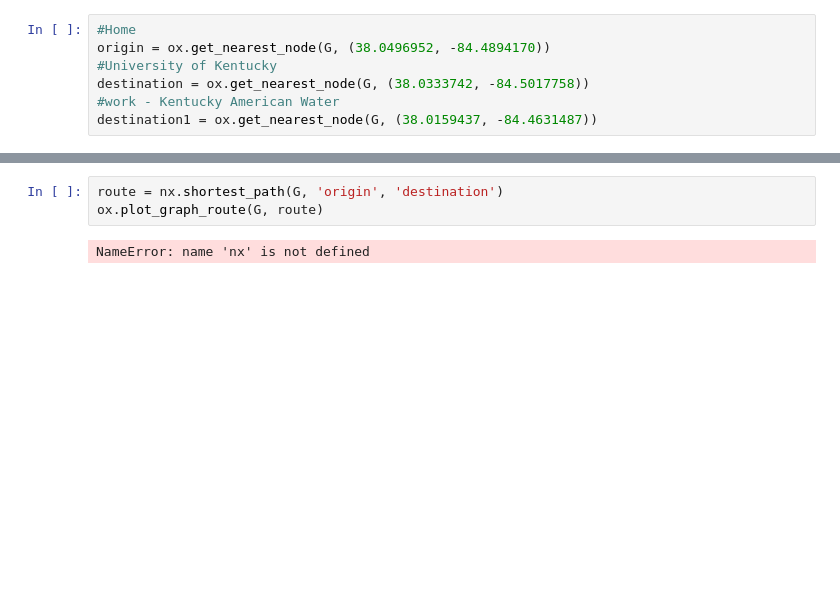
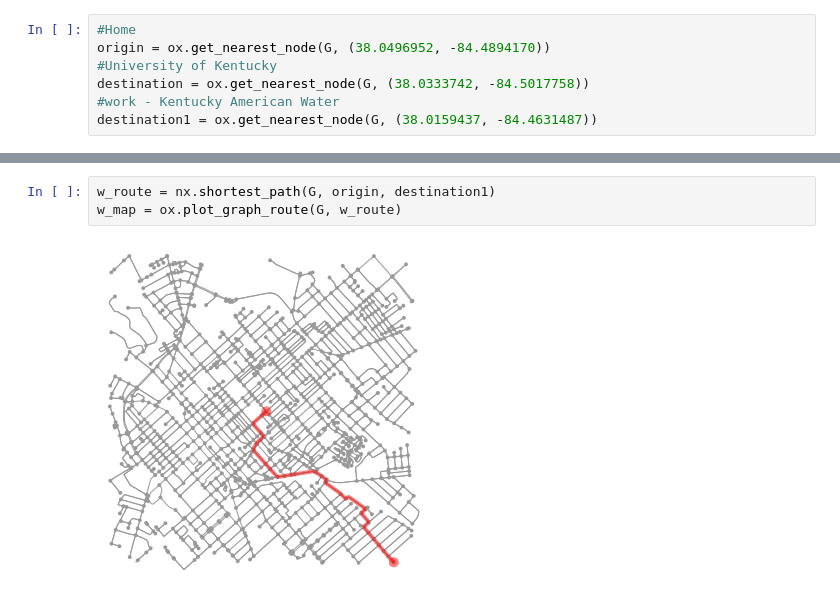
Before and after one commit to alha282/ce599, a Jupyter notebook: 17-Networks 2/Networks_OSM.ipynb, the cells around one changed output, grey strips where cells are left out. Drawn from its saved outputs; the diff is of its cells as text; blank space fills up the shorter version.

```diff
--- a/17-Networks 2/Networks_OSM.ipynb
+++ b/17-Networks 2/Networks_OSM.ipynb
@@ -79,5 +92,5 @@ destination1 = ox.get_nearest_node(G, (38.0159437, -84.4631487))
 # %%
-route = nx.shortest_path(G, 'origin', 'destination')
-ox.plot_graph_route(G, route)
+w_route = nx.shortest_path(G, origin, destination1)
+w_map = ox.plot_graph_route(G, w_route)
 # %% [output]
-NameError: name 'nx' is not defined
+[figure, added]
```
Also changed, not shown: parts of 3 cells of this notebook.
